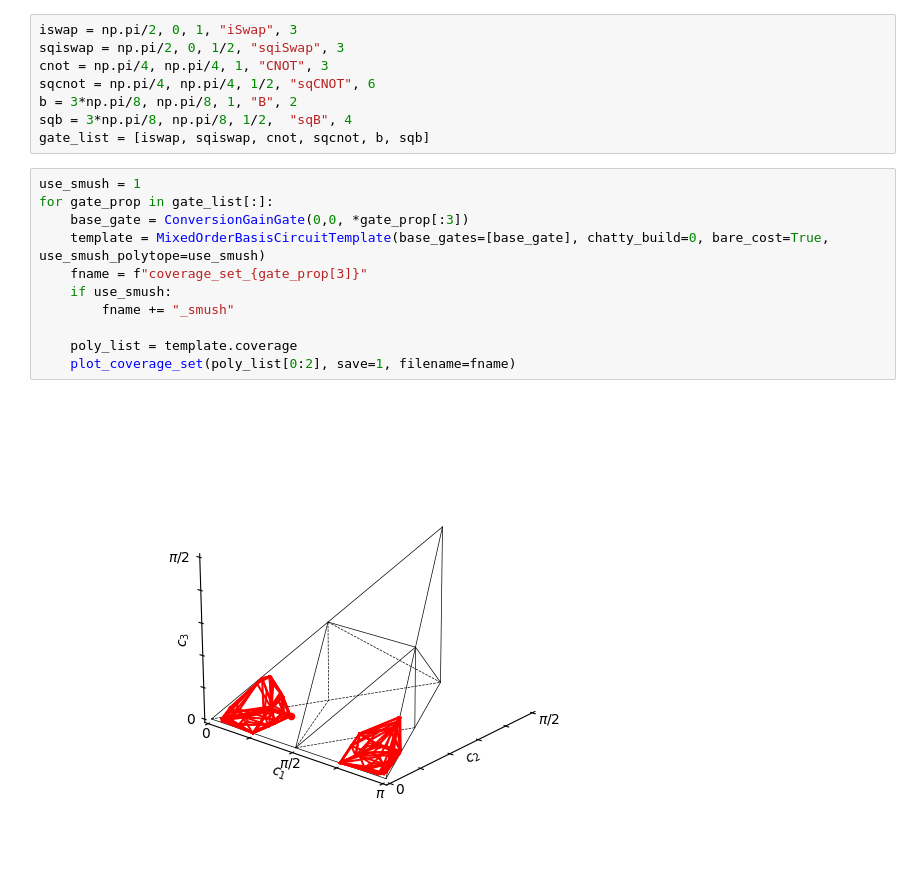
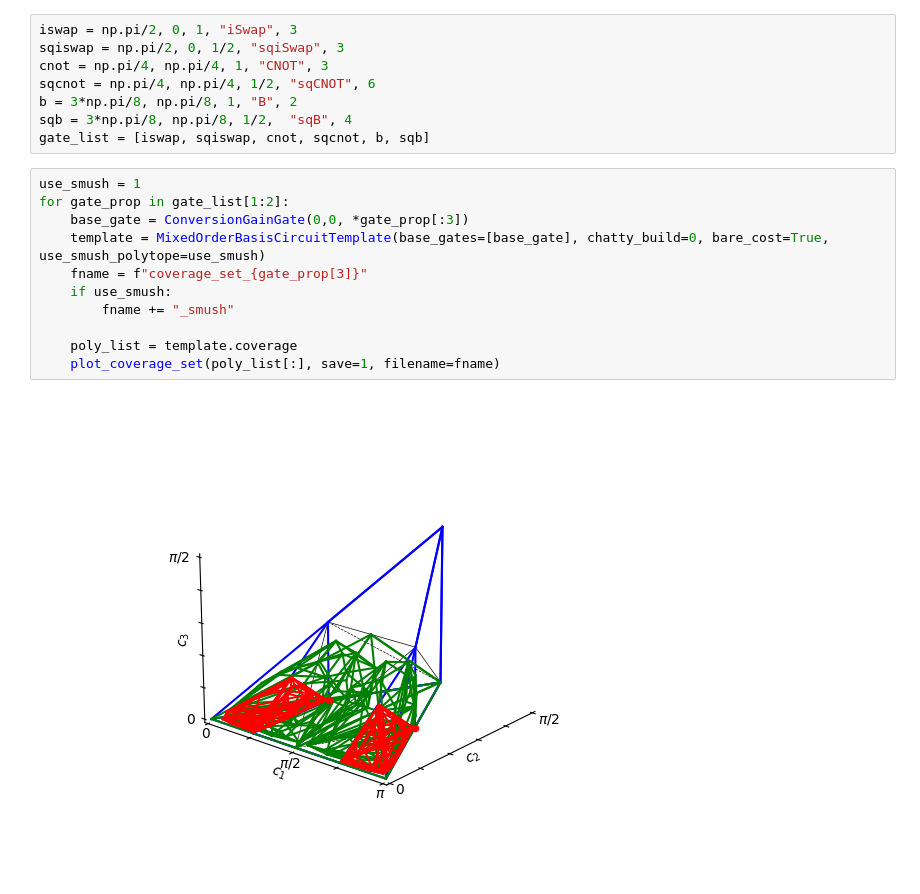
Before and after one commit to Pitt-JonesLab/slam_decomposition, a Jupyter notebook: slam/scripts/plot_coverage_volumes.ipynb, the cells around one changed output. Drawn from its saved outputs; the diff is of its cells as text.

```diff
--- a/slam/scripts/plot_coverage_volumes.ipynb
+++ b/slam/scripts/plot_coverage_volumes.ipynb
@@ -24,14 +24,14 @@ sqb = 3*np.pi/8, np.pi/8, 1/2,  "sqB", 4
 gate_list = [iswap, sqiswap, cnot, sqcnot, b, sqb]
 # %%
 use_smush = 1
-for gate_prop in gate_list[:]:
+for gate_prop in gate_list[1:2]:
     base_gate = ConversionGainGate(0,0, *gate_prop[:3])
     template = MixedOrderBasisCircuitTemplate(base_gates=[base_gate], chatty_build=0, bare_cost=True, use_smush_polytope=use_smush)
     fname = f"coverage_set_{gate_prop[3]}"
     if use_smush:
         fname += "_smush"
 
     poly_list = template.coverage
-    plot_coverage_set(poly_list[0:2], save=1, filename=fname)
+    plot_coverage_set(poly_list[:], save=1, filename=fname)
 # %% [output]
-[figure, old version]
+[figure, new version]
```
Also changed, not shown: parts of 1 cell of this notebook, 16 other files.
